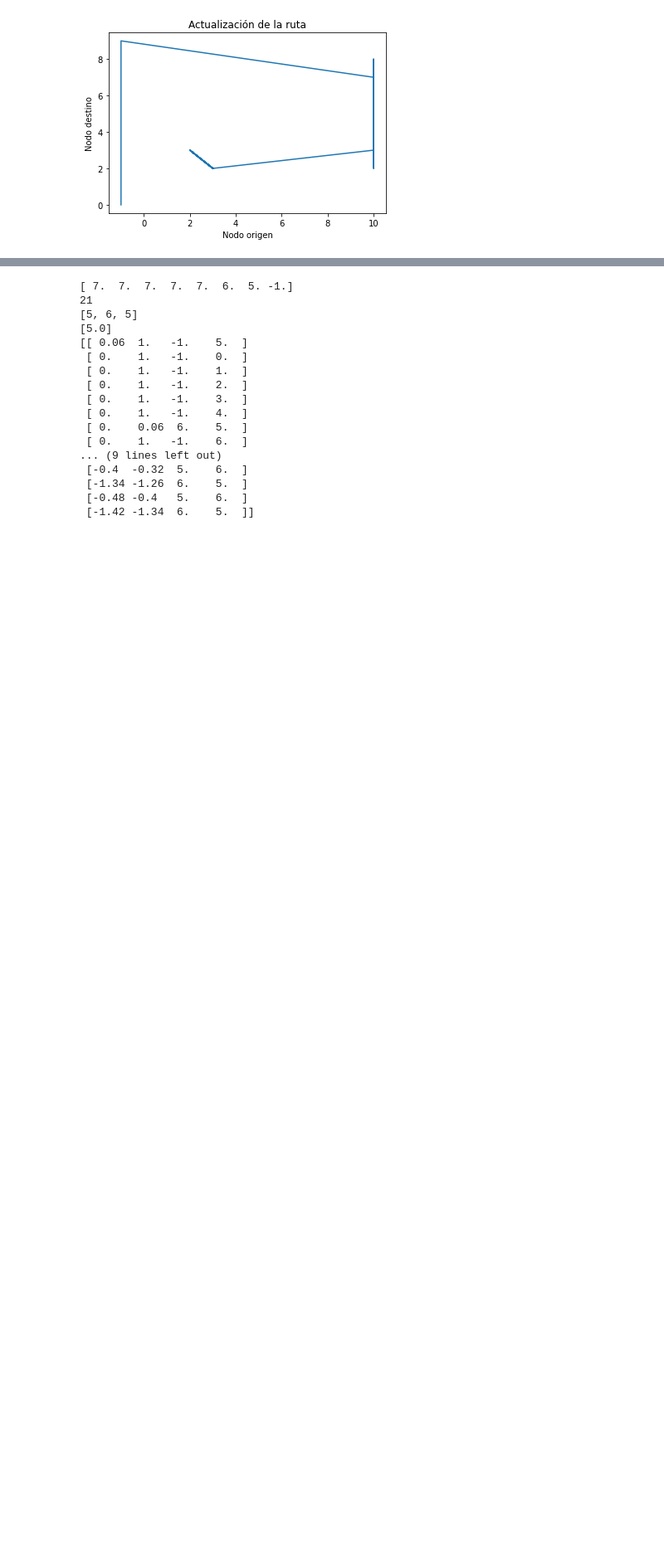
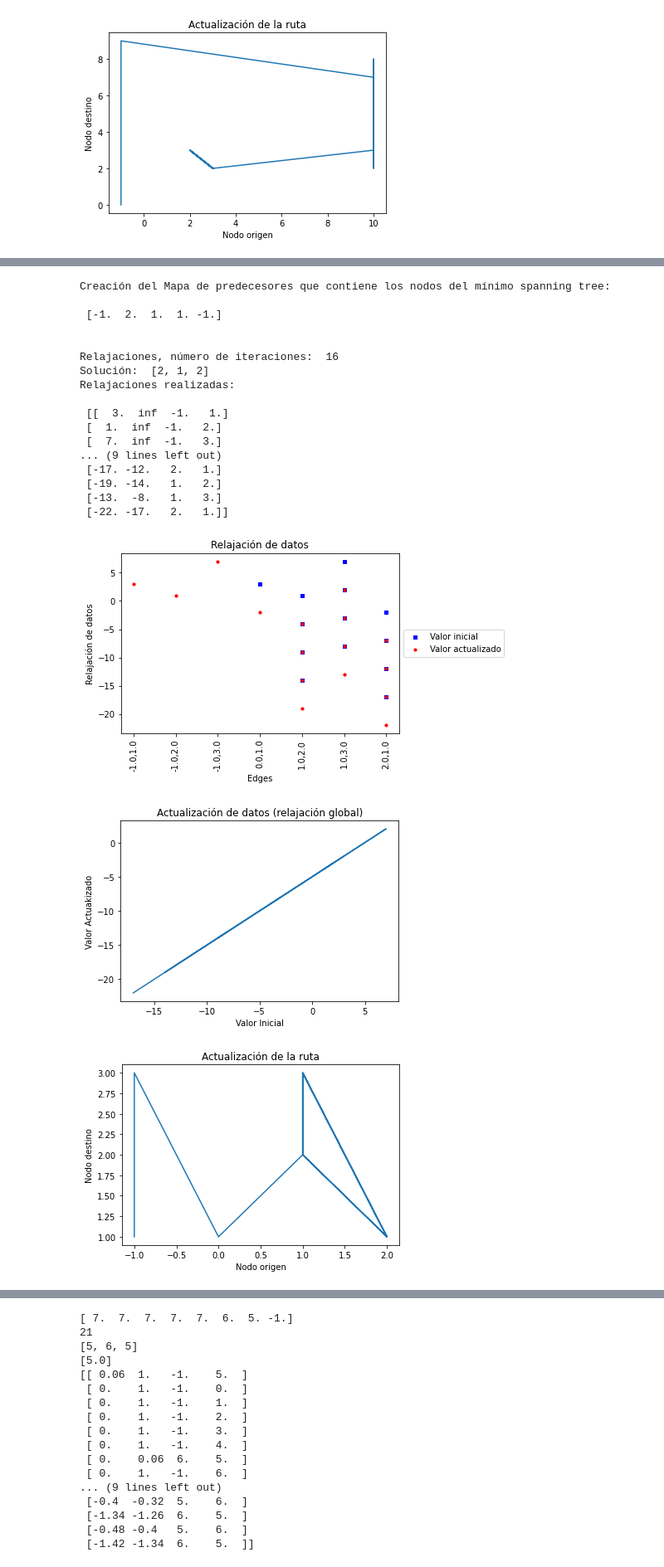
Before and after one commit to pautrejo/practica-2-primera-parte-joelitam2021, a Jupyter notebook: Parametros_optimizar.ipynb, the cells around one changed output, grey strips where cells are left out. Shown: that part at 83% size. Saved outputs shown, nothing was run; the diff lists cells and outputs as text; code cells hidden in the pictures; blank space fills up the shorter version.

Commit message:
Monitoreando cambio de nodo incial, agregando corridas con 3 ejemplos

```diff
--- a/Parametros_optimizar.ipynb
+++ b/Parametros_optimizar.ipynb
@@ -300,0 +305,24 @@ Relajaciones realizadas:
+# %%
+# Inicio en nodo 0
+get_data_sol_seg_param(G1,0)
+# %% [output]
+Creación del Mapa de predecesores que contiene los nodos del mínimo spanning tree:
+
+ [-1.  2.  1.  1. -1.]
+
+
+Relajaciones, número de iteraciones:  16
+Solución:  [2, 1, 2]
+Relajaciones realizadas:
+
+ [[  3.  inf  -1.   1.]
+ [  1.  inf  -1.   2.]
+ [  7.  inf  -1.   3.]
+... (9 lines left out)
+ [-17. -12.   2.   1.]
+ [-19. -14.   1.   2.]
+ [-13.  -8.   1.   3.]
+ [-22. -17.   2.   1.]]
+[figure, added]
+[figure, added]
+[figure, added]
```
Also changed, not shown: parts of 16 cells of this notebook.
